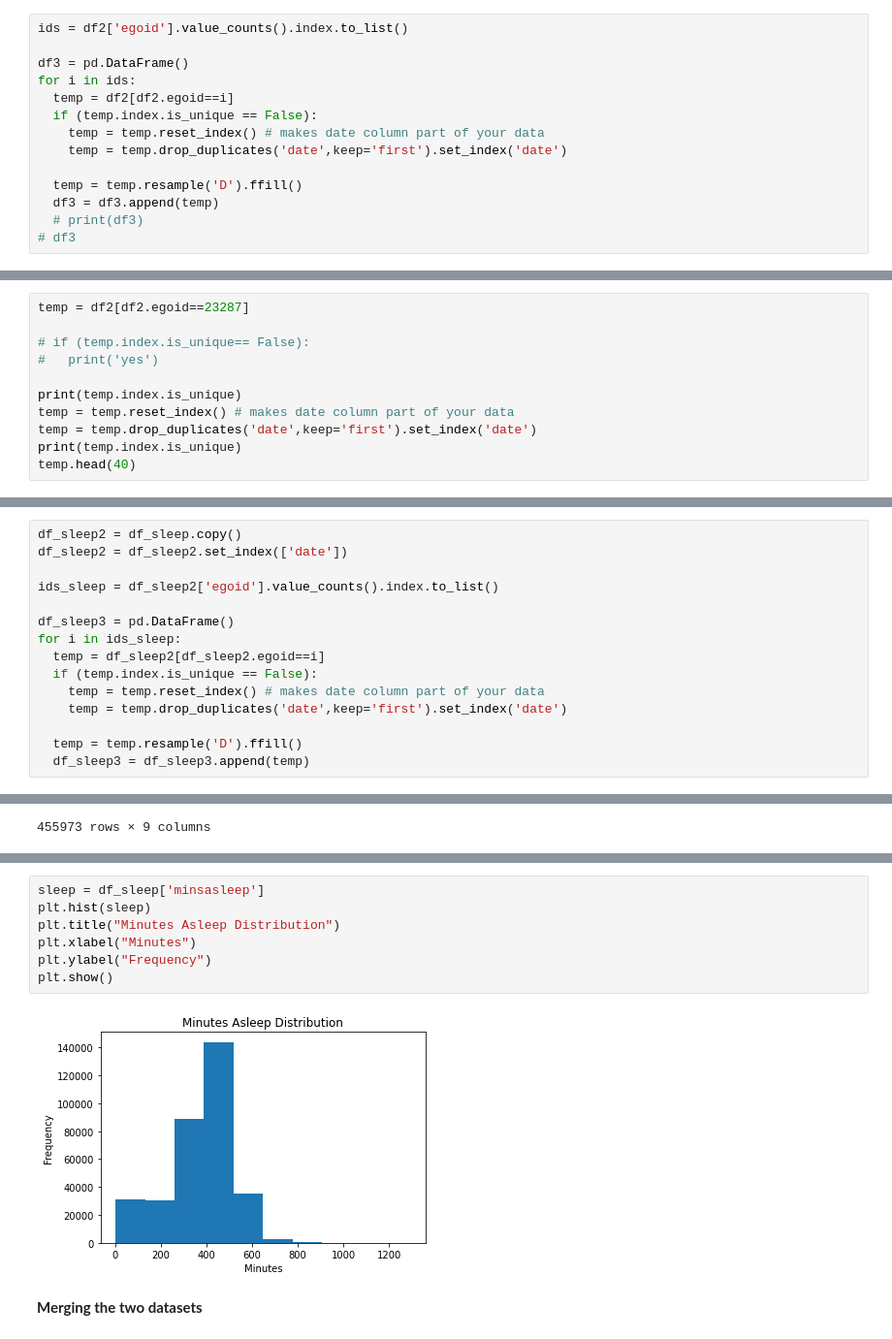
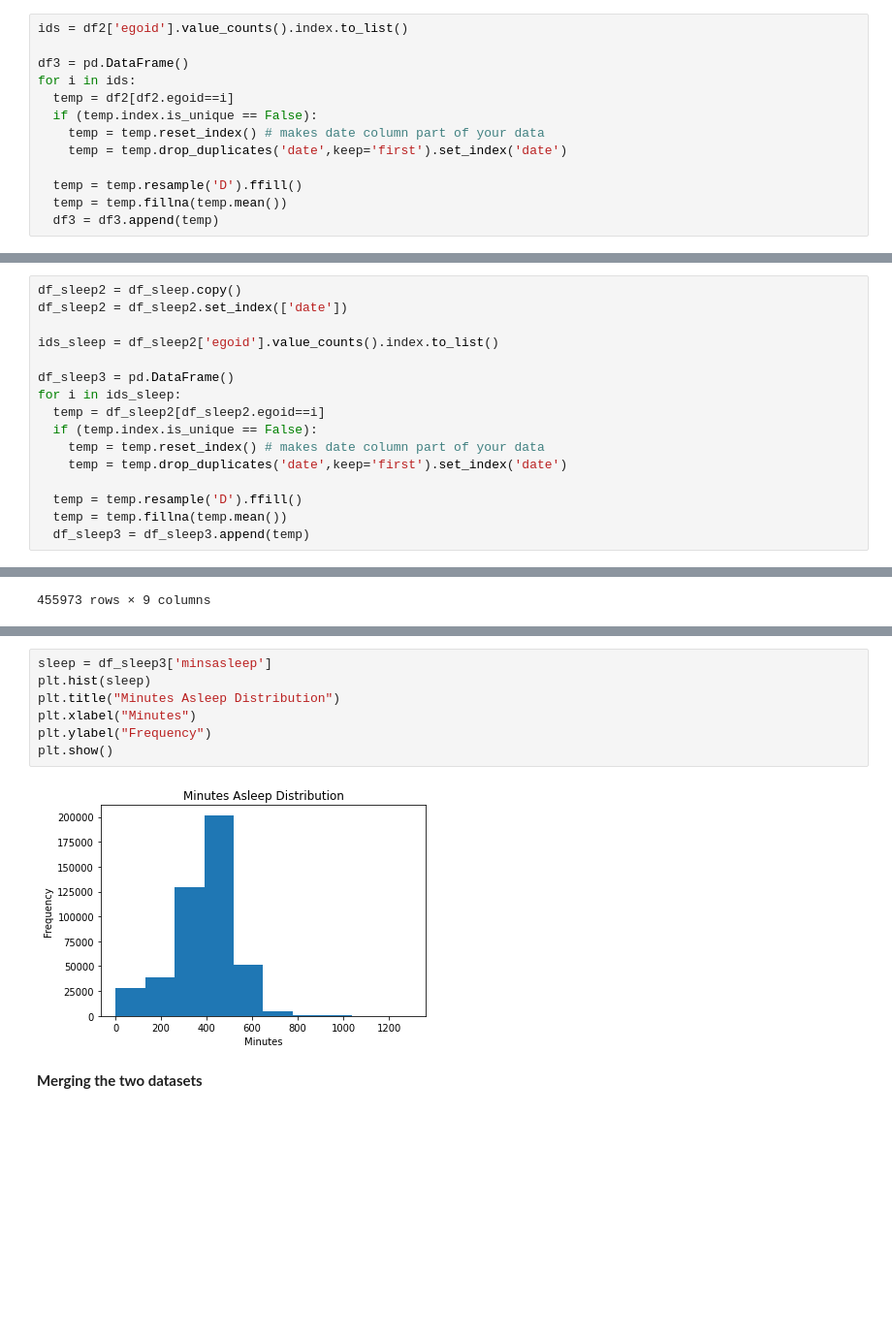
Before and after one commit to melaniaczobit/Major-Research-Project, a Jupyter notebook: MRP.ipynb, the cells around one changed output, grey strips where cells are left out. Shown at 97% size. Cells and saved outputs as stored; diff of their text form; blank space fills up the shorter version.

```diff
--- a/MRP.ipynb
+++ b/MRP.ipynb
@@ -111,9 +112,8 @@ for i in ids:
     temp = temp.drop_duplicates('date',keep='first').set_index('date')
 
   temp = temp.resample('D').ffill()
+  temp = temp.fillna(temp.mean())
   df3 = df3.append(temp)
-  # print(df3)
-# df3
 # %%
 df3
 # %% [output]
@@ -134,11 +133,0 @@ df3
-# %%
-temp = df2[df2.egoid==23287]
-
-# if (temp.index.is_unique== False):
-#   print('yes')
-
-print(temp.index.is_unique)
-temp = temp.reset_index() # makes date column part of your data
-temp = temp.drop_duplicates('date',keep='first').set_index('date')
-print(temp.index.is_unique)
-temp.head(40)
@@ -382,6 +342,7 @@ for i in ids_sleep:
     temp = temp.drop_duplicates('date',keep='first').set_index('date')
 
   temp = temp.resample('D').ffill()
+  temp = temp.fillna(temp.mean())
   df_sleep3 = df_sleep3.append(temp)
 # %%
 df_sleep3
@@ -454,12 +395,12 @@ Name: egoid, Length: 622, dtype: int64
 # %%
-sleep = df_sleep['minsasleep']
+sleep = df_sleep3['minsasleep']
 plt.hist(sleep)
 plt.title("Minutes Asleep Distribution")
 plt.xlabel("Minutes")
 plt.ylabel("Frequency")
 plt.show()
 # %% [output]
-[figure, old version]
+[figure, new version]
 # %% [markdown]
 **Merging the two datasets**
 # %%
```
Also changed, not shown: parts of 31 cells of this notebook.
